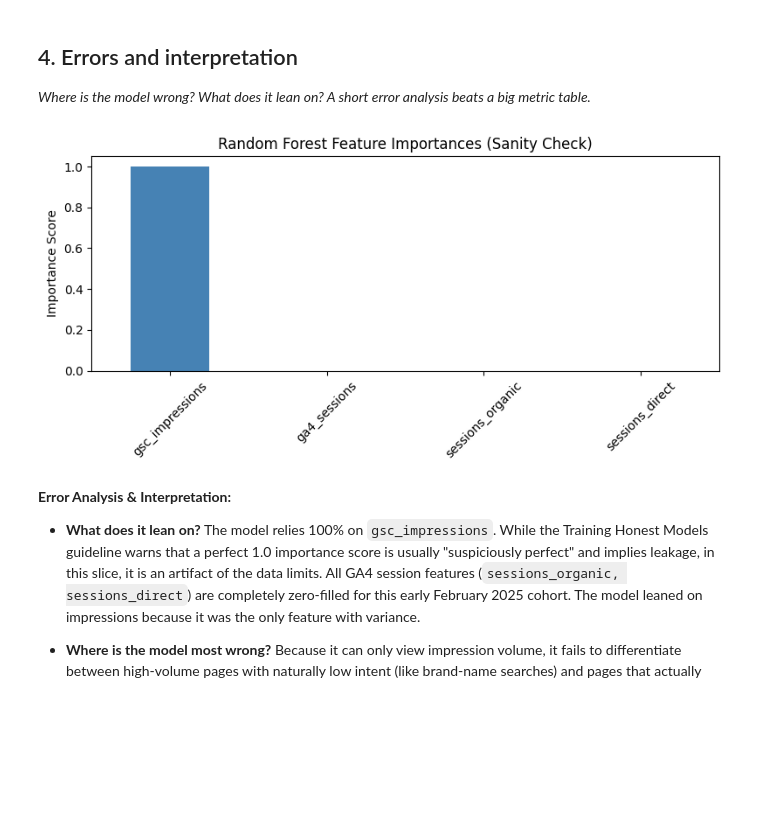
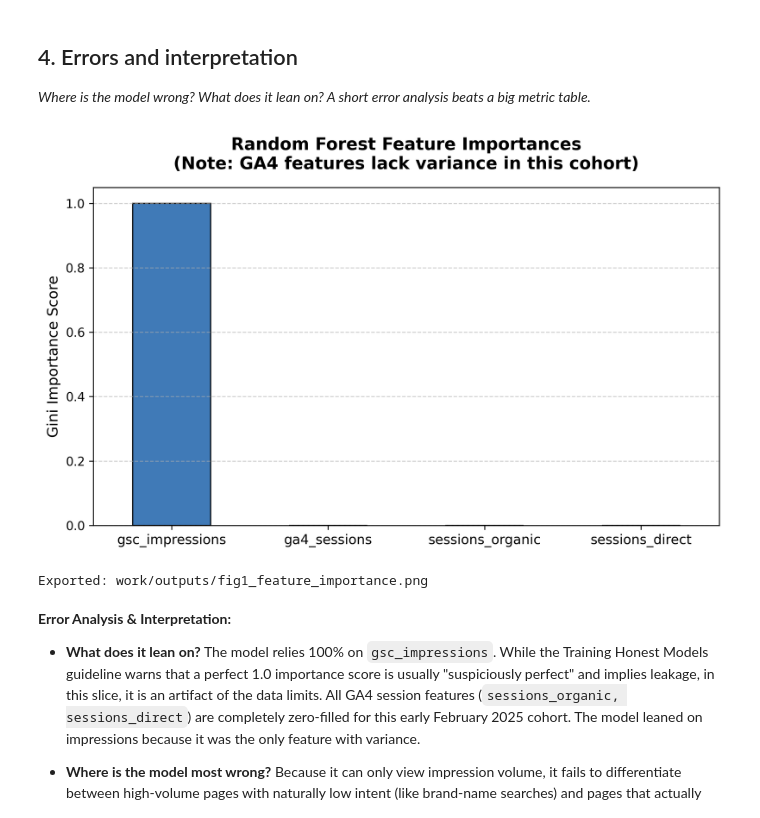
Before and after one commit to jlao14/flyrank-week1, a Jupyter notebook: work/notebooks/w05_model.ipynb, the cells around one changed output. Drawn from its saved outputs; the diff is of its cells as text; code cells hidden in the pictures; blank space fills up the shorter version.

```diff
--- a/work/notebooks/w05_model.ipynb
+++ b/work/notebooks/w05_model.ipynb
@@ -118,20 +155,30 @@ Precision@50     0.388                0.400         0.400
 
 *Where is the model wrong? What does it lean on? A short error analysis beats a big metric table.*
 # %%
+import os
 import matplotlib.pyplot as plt
+import pandas as pd
 
-# Extract and plot feature importances to sanity-check what the model leans on
+# Feature Importance Chart
 importances = pd.Series(rf.feature_importances_, index=features).sort_values(ascending=False)
 
-plt.figure(figsize=(8, 4))
-importances.plot(kind='bar', color='steelblue')
-plt.title("Random Forest Feature Importances (Sanity Check)")
-plt.ylabel("Importance Score")
-plt.xticks(rotation=45)
+plt.figure(figsize=(8, 5), dpi=300)
+importances.plot(kind='bar', color='#2b6cb0', edgecolor='black', alpha=0.9)
+
+plt.title("Random Forest Feature Importances\n(Note: GA4 features lack variance in this cohort)", fontsize=14, fontweight='bold', pad=15)
+plt.ylabel("Gini Importance Score", fontsize=12)
+plt.xticks(rotation=0, fontsize=11)
+plt.grid(axis='y', linestyle='--', alpha=0.6)
 plt.tight_layout()
+
+# Save the figure
+feature_path = "work/outputs/fig1_feature_importance.png"
+plt.savefig(feature_path, dpi=300, bbox_inches='tight')
 plt.show()
+print(f"Exported: {feature_path}")
 # %% [output]
-[figure, old version]
+[figure, new version]
+Exported: work/outputs/fig1_feature_importance.png
 # %% [markdown]
 **Error Analysis & Interpretation:**
 
```
Also changed, not shown: parts of 1 cell of this notebook.
